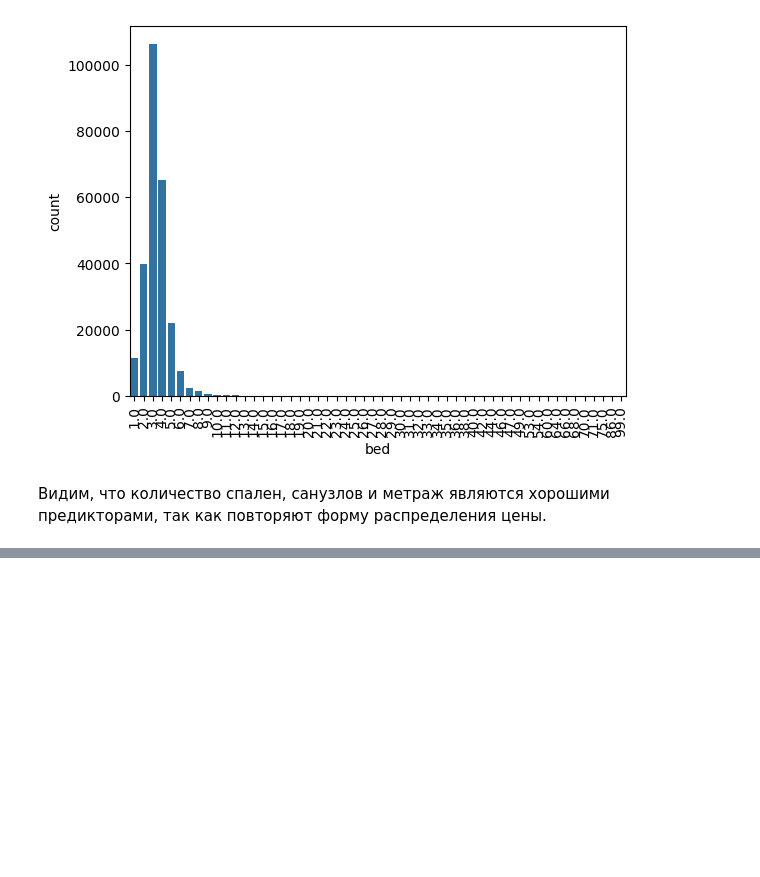
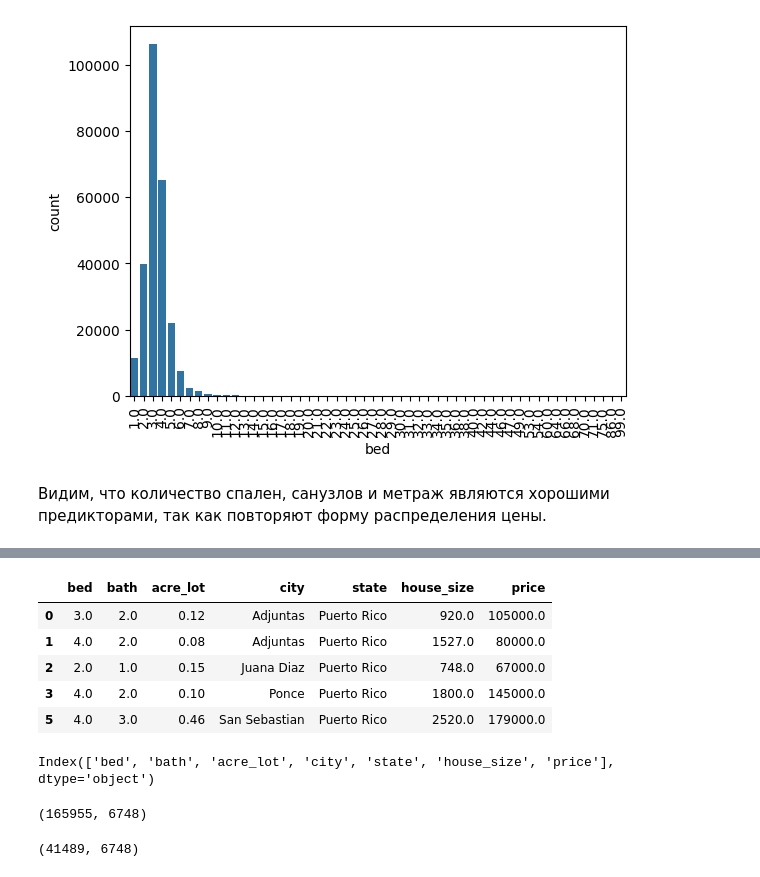
Before and after one commit to marina-kaz/usa_real_estate_hadoop_spark, a Jupyter notebook: data/explore_data.ipynb, the cells around one changed output, grey strips where cells are left out. Cells and saved outputs as stored; diff of their text form; code cells hidden in the pictures; blank space fills up the shorter version.

```diff
--- a/data/explore_data.ipynb
+++ b/data/explore_data.ipynb
@@ -150,0 +152,13 @@ data.head()
+# %%
+data.head()
+# %% [output]
+|  | bed | bath | acre_lot | city | state | house_size | price |
+| 0 | 3.0 | 2.0 | 0.12 | Adjuntas | Puerto Rico | 920.0 | 105000.0 |
+| 1 | 4.0 | 2.0 | 0.08 | Adjuntas | Puerto Rico | 1527.0 | 80000.0 |
+| 2 | 2.0 | 1.0 | 0.15 | Juana Diaz | Puerto Rico | 748.0 | 67000.0 |
+| 3 | 4.0 | 2.0 | 0.10 | Ponce | Puerto Rico | 1800.0 | 145000.0 |
+| 5 | 4.0 | 3.0 | 0.46 | San Sebastian | Puerto Rico | 2520.0 | 179000.0 |
+# %%
+data.columns
+# %% [output]
+Index(['bed', 'bath', 'acre_lot', 'city', 'state', 'house_size', 'price'], dtype='object')
@@ -150,0 +183,8 @@ data.head()
+# %%
+X_train.shape
+# %% [output]
+(165955, 6748)
+# %%
+X_test.shape
+# %% [output]
+(41489, 6748)
```
Also changed, not shown: parts of 10 cells of this notebook, 41 other files.
